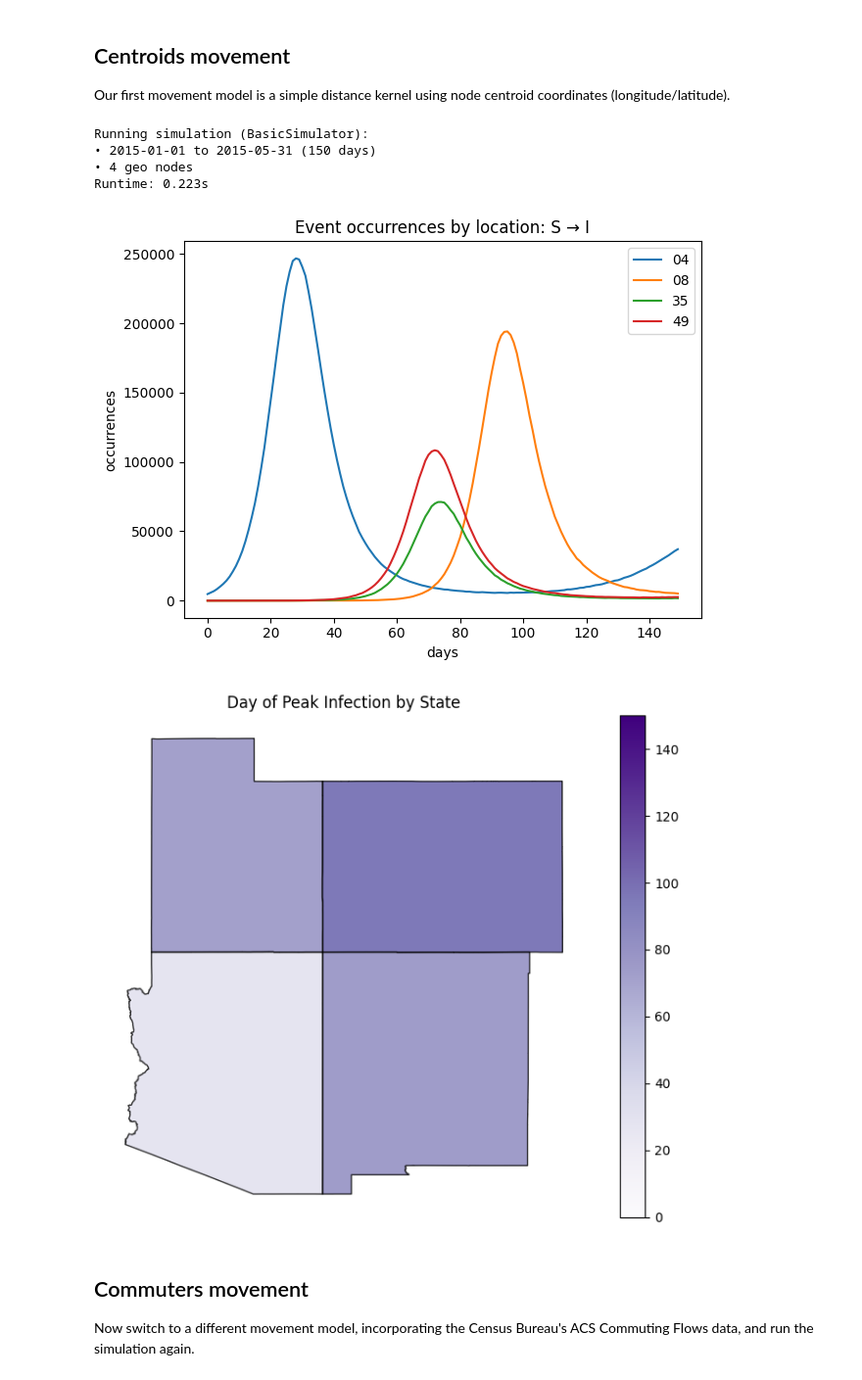
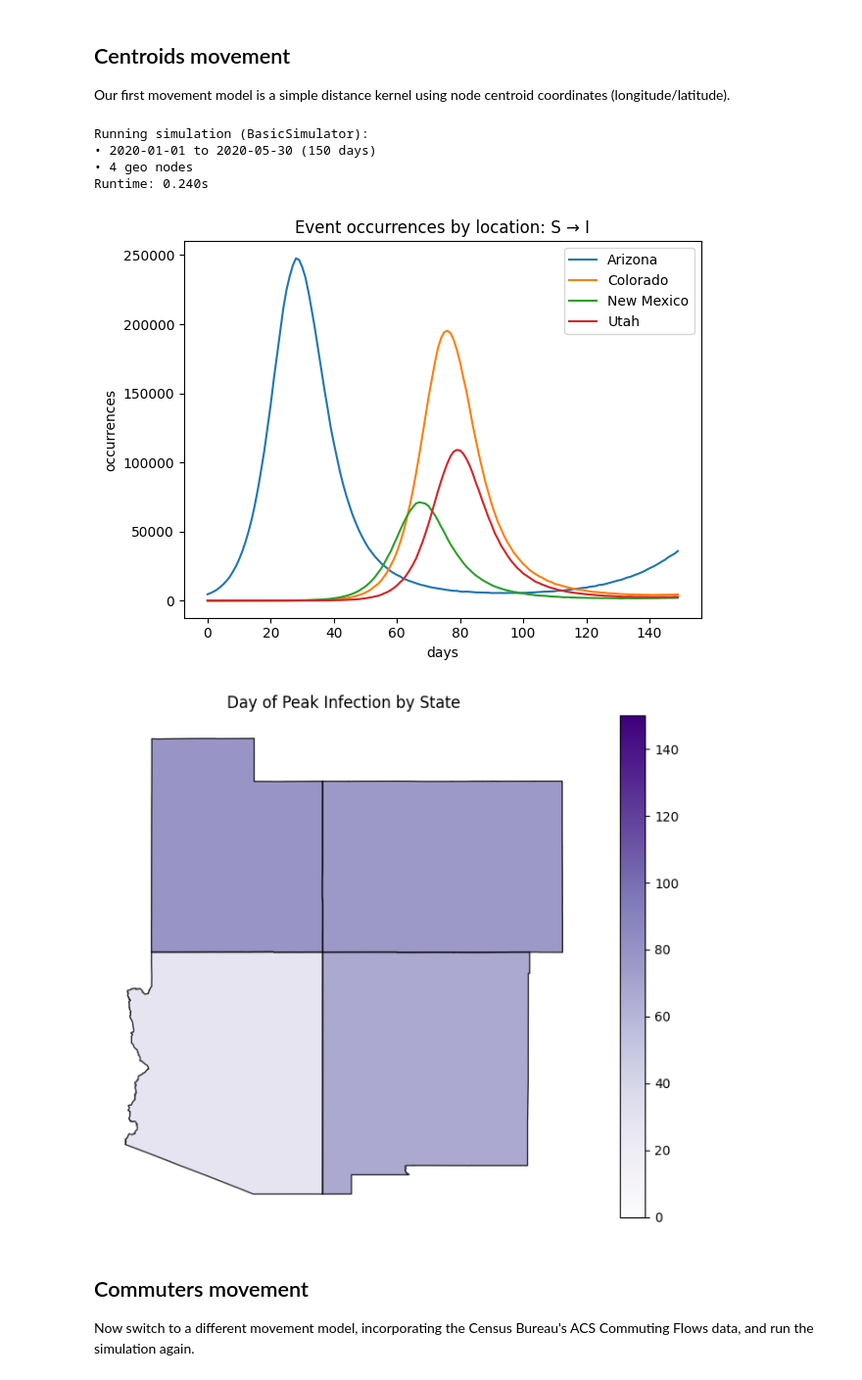
Before and after one commit to NAU-CCL/Epymorph, a Jupyter notebook: doc/demo/02-states-GEO.ipynb, the cells around one changed output. Shown at 98% size. Saved outputs shown, nothing was run; the diff lists cells and outputs as text; code cells hidden in the pictures.

```diff
--- a/doc/demo/02-states-GEO.ipynb
+++ b/doc/demo/02-states-GEO.ipynb
@@ -54,0 +9,7 @@ population: [7174064 5684926 2097021 3151239]
+# %%
+from epymorph.geography.us_census import StateScope
+
+scope = StateScope.in_states_by_code(["AZ", "NM", "CO", "UT"], year=2020)
+
+print(f"nodes: {scope.nodes}")
+print(f"geoid: {scope.get_node_ids().tolist()}")
@@ -60,17 +24,13 @@ Our first movement model is a simple distance kernel using node centroid coordin
 import numpy as np
 
 from epymorph import *
-from epymorph.geo.cache import load_from_cache
+from epymorph.adrio import acs5, us_tiger
 from epymorph.plots import map_data_by_state
-
-geo = load_from_cache('demo-four-states')
-if geo is None:
-    raise Exception("Oops, we need to cache the demo geo first (see above cell).")
 
 rume = SingleStrataRume.build(
     ipm=ipm_library['sirh'](),
     mm=mm_library['centroids'](),
-    scope=geo.spec.scope,
+    scope=scope,
     params={
         'beta': 0.45,
         'gamma': 0.25,
@@ -78,43 +38,46 @@ rume = SingleStrataRume.build(
         'hospitalization_prob': 0.1,
         'hospitalization_duration': 7.0,
         'phi': 40.0,
-        'population': geo['population'],
-        'centroid': geo['centroid'],
+        'population': acs5.Population(),
+        'centroid': us_tiger.GeometricCentroid(),
+        'meta::geo::label': us_tiger.Name(),
     },
-    time_frame=TimeFrame.of("2015-01-01", 150),
+    time_frame=TimeFrame.of("2020-01-01", 150),
     # Initialize the infection in Arizona with 10k individuals.
+    # Arizona is the node at index 0 because it has the lowest
+    # FIPS code of the states we selected.
     init=init.SingleLocation(location=0, seed_size=10_000),
 )
 
 sim = BasicSimulator(rume)
 with sim_messaging(sim):
     output = sim.run()
 
-EVENT_S_TO_I = rume.ipm.events_by_dst("I")[0]
+EVENT_S_TO_I = rume.ipm.event_by_name("S->I")
 
 plot_event(output, event_idx=EVENT_S_TO_I)
 
 day_of_peak_infection = np.array([
     # argmax gives us an index, but the index is equal to the tau step index
     # so just need to floor-div by number of tau steps to get day
     float(np.argmax(output.incidence[:, n, EVENT_S_TO_I])) // output.dim.tau_steps
-    for n in range(geo.nodes)
+    for n in range(scope.nodes)
 ])
 
 map_data_by_state(
-    geo=geo,
+    scope=scope,
     data=day_of_peak_infection,
     title='Day of Peak Infection by State',
     vmin=0,
     vmax=output.dim.days,
     cmap='Purples',
 )
 # %% [output]
 Running simulation (BasicSimulator):
-• 2015-01-01 to 2015-05-31 (150 days)
+• 2020-01-01 to 2020-05-30 (150 days)
 • 4 geo nodes
-Runtime: 0.223s
+Runtime: 0.240s
-[figure, old version]
+[figure, new version]
 [figure]
 # %% [markdown]
 ## Commuters movement
```
Also changed, not shown: parts of 4 cells of this notebook, 53 other files.
